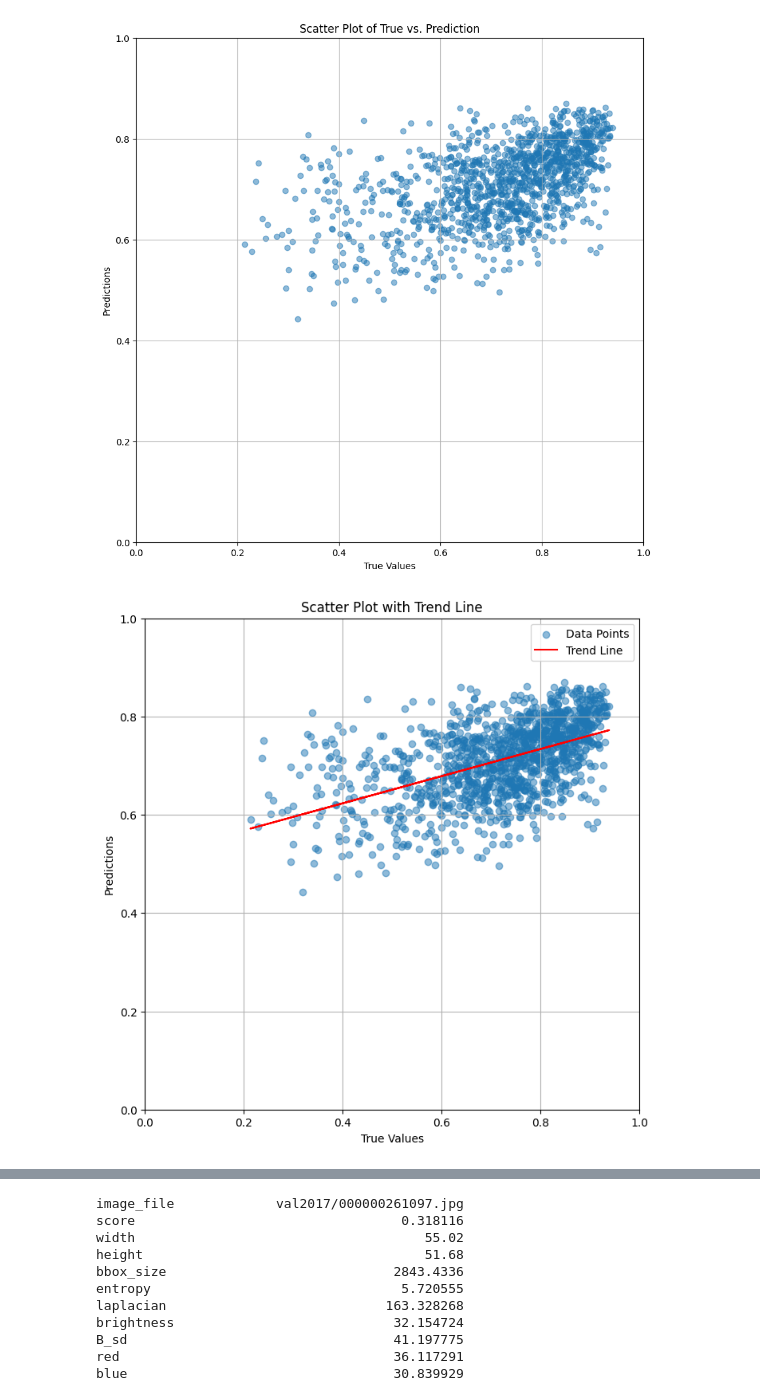
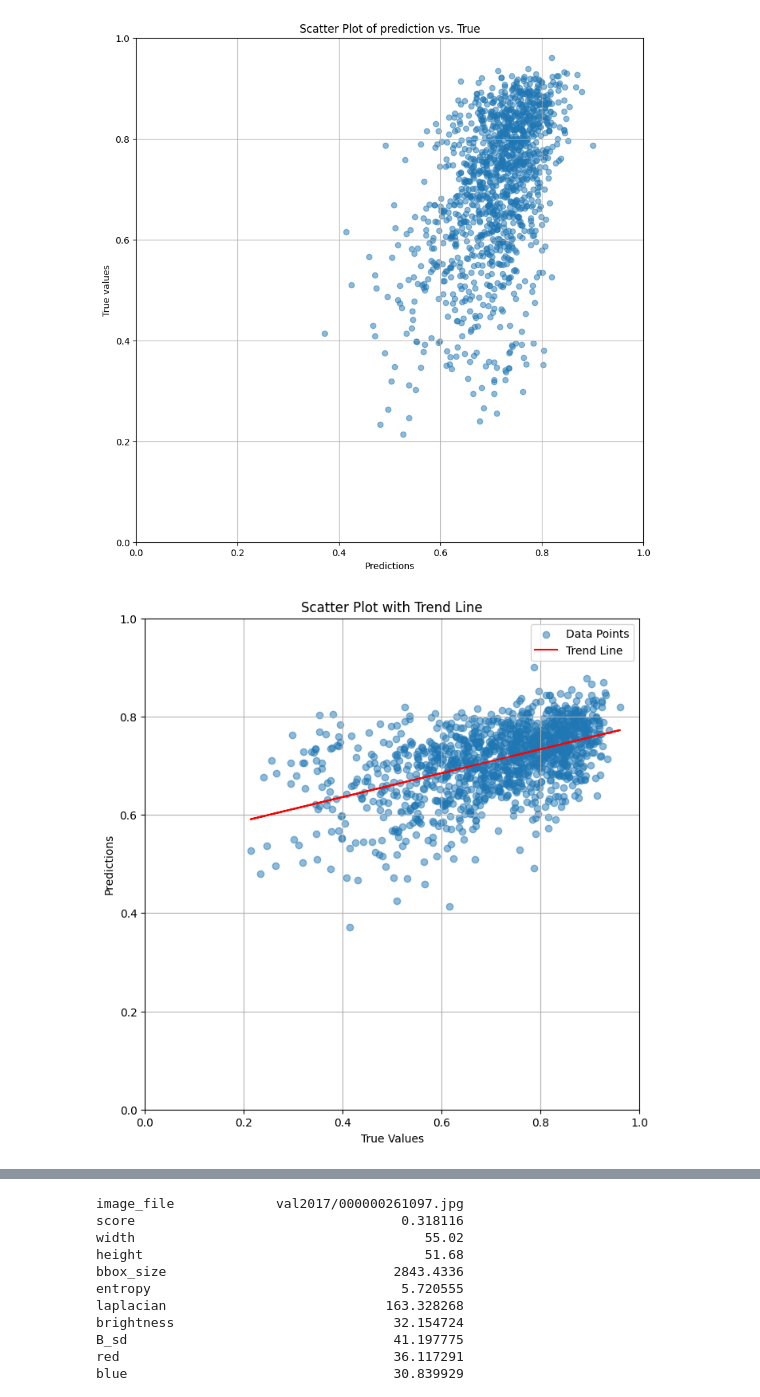
Before and after one commit to yuuhey/image_preprocessing, a Jupyter notebook: model_result_visual.ipynb, the cells around one changed output, grey strips where cells are left out. Saved outputs shown, nothing was run; the diff lists cells and outputs as text; code cells hidden in the pictures.

Commit message:
prediction visual

```diff
--- a/model_result_visual.ipynb
+++ b/model_result_visual.ipynb
@@ -1,2 +1,5 @@
 # %%
 import pandas as pd
+# %%
+y_valid = pd.read_csv("y_valid.csv")
+y_valid
@@ -74,0 +37,4 @@ result_df[ 'True'].plot()
+# %%
+result_df = pd.concat([y_pred, y_valid], axis=1)
+result_df.columns=['prediction', 'y_True']
+result_df
@@ -75,15 +55,15 @@ result_df[ 'True'].plot()
 # %%
 import matplotlib.pyplot as plt
 
 # 예측값과 실제값의 산점도 그리기
 plt.figure(figsize=(10, 10))
-plt.scatter(result_df['True'], result_df['Prediction'], alpha=0.5)
-plt.title('Scatter Plot of True vs. Prediction')
-plt.xlabel('True Values')
+plt.scatter(result_df['prediction'], result_df['y_True'], alpha=0.5)
+plt.title('Scatter Plot of prediction vs. True')
+plt.xlabel('Predictions')
 plt.xlim(0,1)
 plt.ylim(0,1)
-plt.ylabel('Predictions')
+plt.ylabel('True values')
 plt.grid(True)
 plt.show()
 # %% [output]
-[figure, old version]
+[figure, new version]
@@ -94,14 +76,14 @@ from scipy.stats import linregress
 
 # 예측값과 실제값의 산점도 그리기
 plt.figure(figsize=(8,8))
-plt.scatter(result_df['True'], result_df['Prediction'], alpha=0.5, label='Data Points')
+plt.scatter(result_df['y_True'], result_df['prediction'], alpha=0.5, label='Data Points')
 
 # 최소 제곱 회귀선 구하기
-slope, intercept, r_value, p_value, std_err = linregress(result_df['True'], result_df['Prediction'])
-line = slope * result_df['True'] + intercept
+slope, intercept, r_value, p_value, std_err = linregress(result_df['y_True'], result_df['prediction'])
+line = slope * result_df['y_True'] + intercept
 
 # 산점도와 추세선 그리기
-plt.plot(result_df['True'], line, color='red', label='Trend Line')
+plt.plot(result_df['y_True'], line, color='red', label='Trend Line')
 plt.title('Scatter Plot with Trend Line')
 plt.xlabel('True Values')
 plt.ylabel('Predictions')
@@ -111,4 +93,4 @@ plt.legend()
 plt.grid(True)
 plt.show()
 # %% [output]
-[figure, old version]
+[figure, new version]
```
Also changed, not shown: parts of 16 cells of this notebook, 3 other files.
